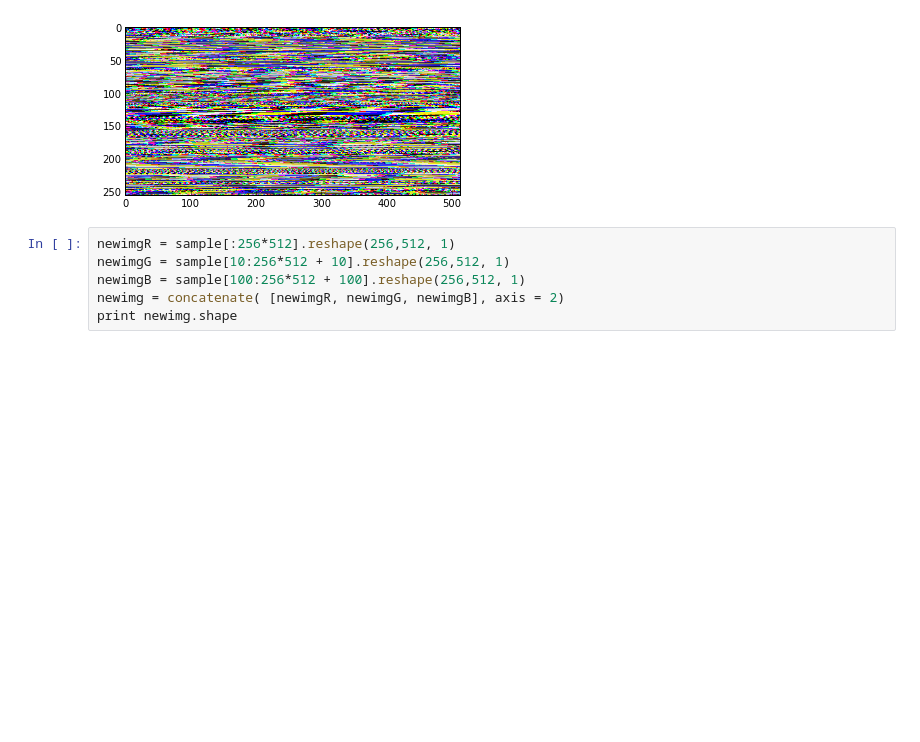
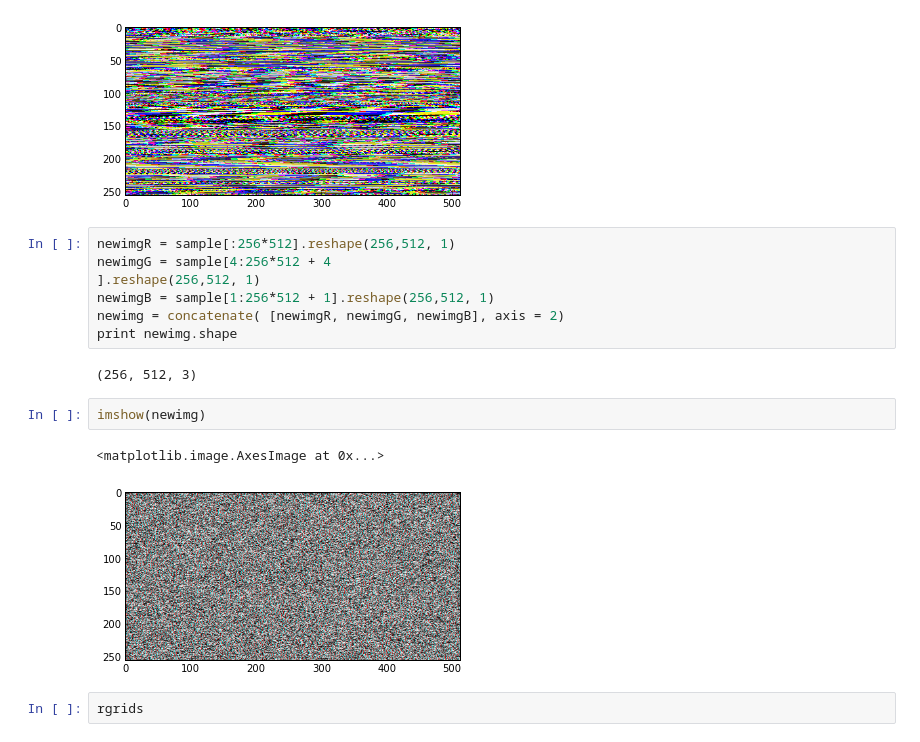
Before and after one commit to mantaraya36/201A-ipython, a Jupyter notebook: Image and Audio IO.ipynb, the cells around one changed output. Saved outputs shown, nothing was run; the diff lists cells and outputs as text; blank space fills up the shorter version.

```diff
--- a/Image and Audio IO.ipynb
+++ b/Image and Audio IO.ipynb
@@ -139,7 +142,17 @@ imshow(newimg/100)
 [figure]
 # %%
 newimgR = sample[:256*512].reshape(256,512, 1)
-newimgG = sample[10:256*512 + 10].reshape(256,512, 1)
-newimgB = sample[100:256*512 + 100].reshape(256,512, 1)
+newimgG = sample[4:256*512 + 4
+].reshape(256,512, 1)
+newimgB = sample[1:256*512 + 1].reshape(256,512, 1)
 newimg = concatenate( [newimgR, newimgG, newimgB], axis = 2)
 print newimg.shape
+# %% [output]
+(256, 512, 3)
+# %%
+imshow(newimg)
+# %% [output]
+<matplotlib.image.AxesImage at 0x...>
+[figure, added]
+# %%
+rgrids
```
Also changed, not shown: parts of 3 cells of this notebook, 1 other file.
